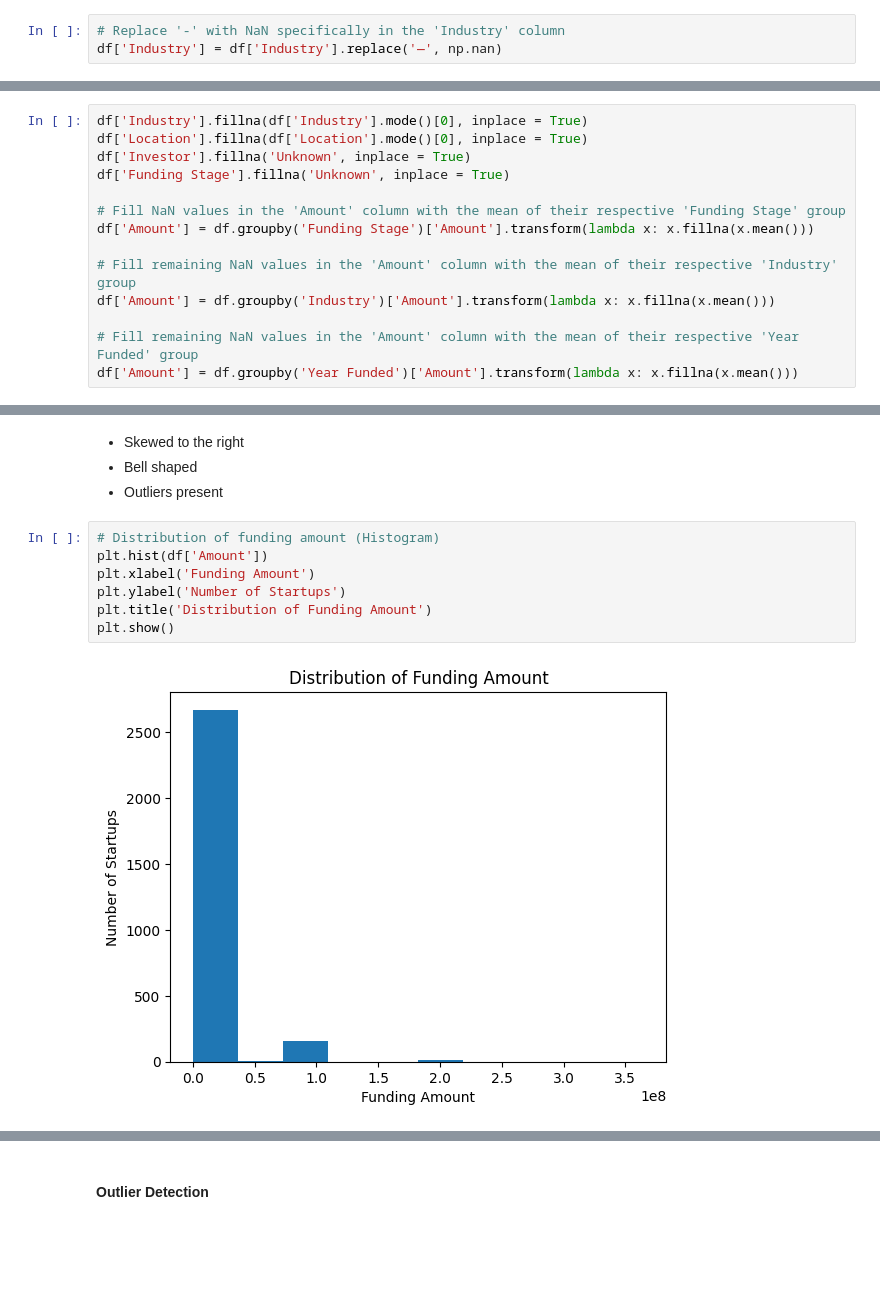
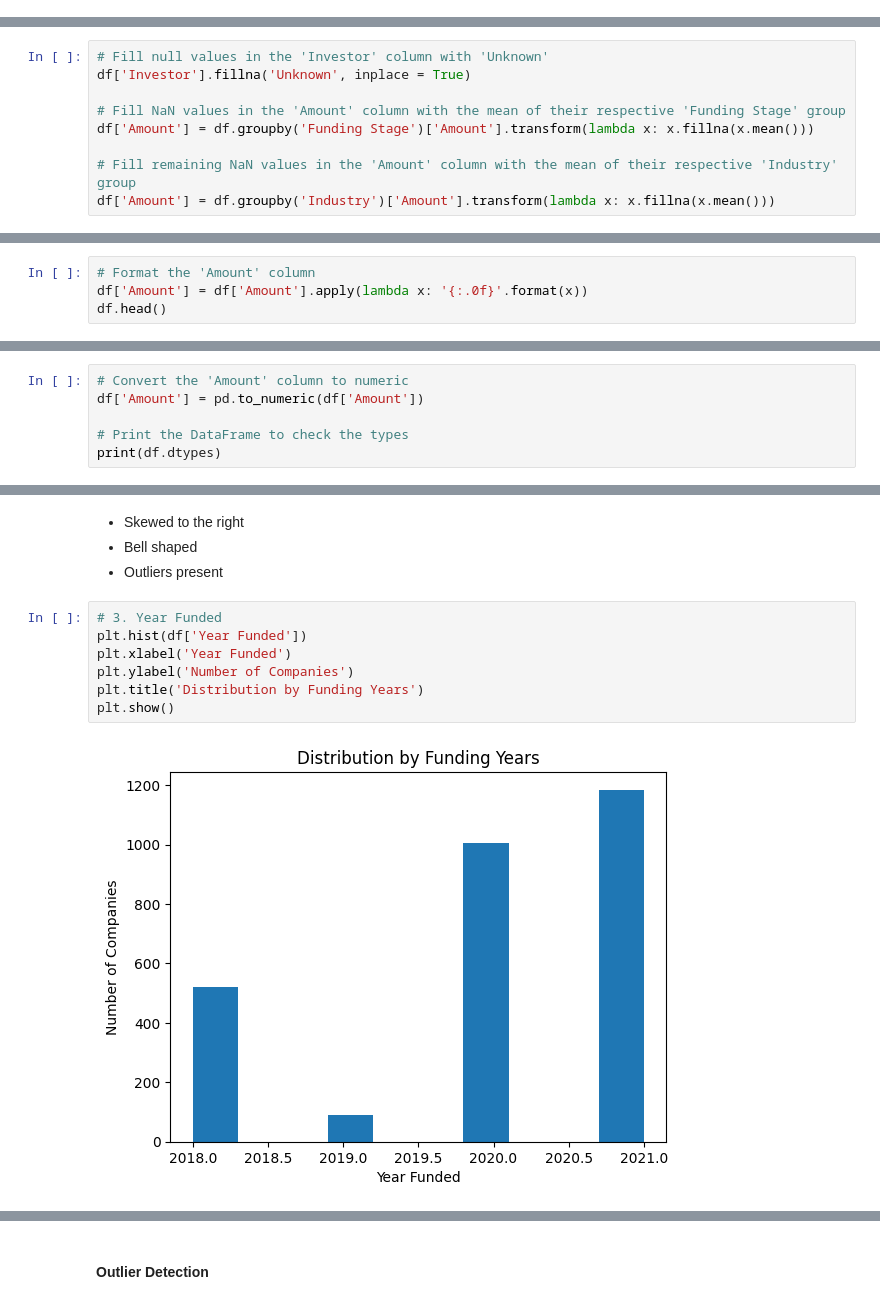
Before and after one commit to Cynthia-KE/Indian-StartUp-Funding-Analysis, a Jupyter notebook: notebooks/startup_analysis.ipynb, the cells around one changed output, grey strips where cells are left out. Drawn from its saved outputs; the diff is of its cells as text; blank space fills up the shorter version.

Commit message:
More data cleaned and included analytical questions

```diff
--- a/notebooks/startup_analysis.ipynb
+++ b/notebooks/startup_analysis.ipynb
@@ -1105,4 +1167 @@ Industry         30
 dtype: int64
-# %%
-# Replace '-' with NaN specifically in the 'Industry' column
-df['Industry'] = df['Industry'].replace('—', np.nan)
@@ -1167,19 +1210,14 @@ df.shape
 # %% [markdown]
 #### Impute Missing Values
 # %%
-df['Industry'].fillna(df['Industry'].mode()[0], inplace = True)
-df['Location'].fillna(df['Location'].mode()[0], inplace = True)
+# Fill null values in the 'Investor' column with 'Unknown'
 df['Investor'].fillna('Unknown', inplace = True)
-df['Funding Stage'].fillna('Unknown', inplace = True)
 
 # Fill NaN values in the 'Amount' column with the mean of their respective 'Funding Stage' group
 df['Amount'] = df.groupby('Funding Stage')['Amount'].transform(lambda x: x.fillna(x.mean()))
 
 # Fill remaining NaN values in the 'Amount' column with the mean of their respective 'Industry' group
 df['Amount'] = df.groupby('Industry')['Amount'].transform(lambda x: x.fillna(x.mean()))
-
-# Fill remaining NaN values in the 'Amount' column with the mean of their respective 'Year Funded' group
-df['Amount'] = df.groupby('Year Funded')['Amount'].transform(lambda x: x.fillna(x.mean()))
 # %%
 # Confirm all null values have been filled
 df.isnull().sum()
@@ -1214,0 +1233,4 @@ df.describe(include=['object'])
+# %%
+# Format the 'Amount' column
+df['Amount'] = df['Amount'].apply(lambda x: '{:.0f}'.format(x))
+df.head()
@@ -1214,0 +1261,6 @@ df.describe(include=['object'])
+# %%
+# Convert the 'Amount' column to numeric
+df['Amount'] = pd.to_numeric(df['Amount'])
+
+# Print the DataFrame to check the types
+print(df.dtypes)
@@ -1263,11 +1354,11 @@ sns.distplot(df['Amount'])
 - Bell shaped
 - Outliers present
 # %%
-# Distribution of funding amount (Histogram)
-plt.hist(df['Amount'])
-plt.xlabel('Funding Amount')
-plt.ylabel('Number of Startups')
-plt.title('Distribution of Funding Amount')
+# 3. Year Funded
+plt.hist(df['Year Funded'])
+plt.xlabel('Year Funded')
+plt.ylabel('Number of Companies')
+plt.title('Distribution by Funding Years')
 plt.show()
 # %% [output]
-[figure, old version]
+[figure, new version]
```
Also changed, not shown: parts of 68 cells of this notebook, 1 other file.
